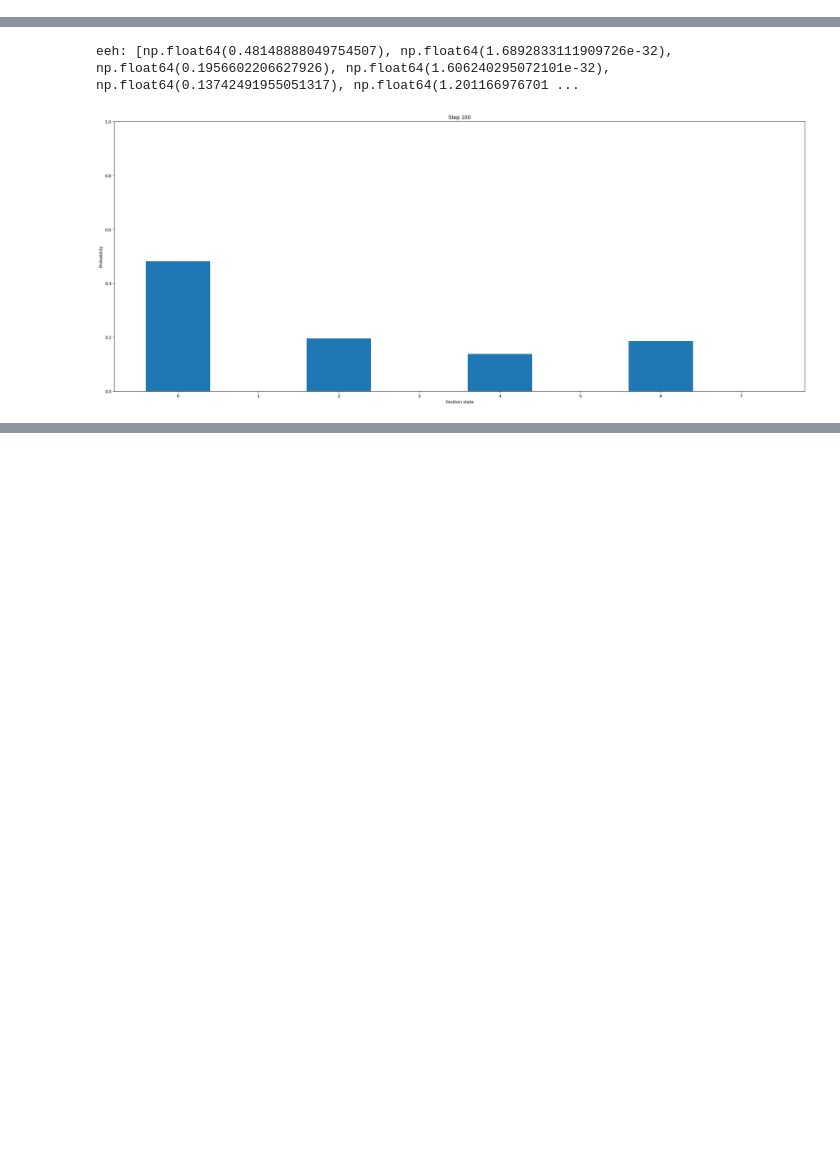
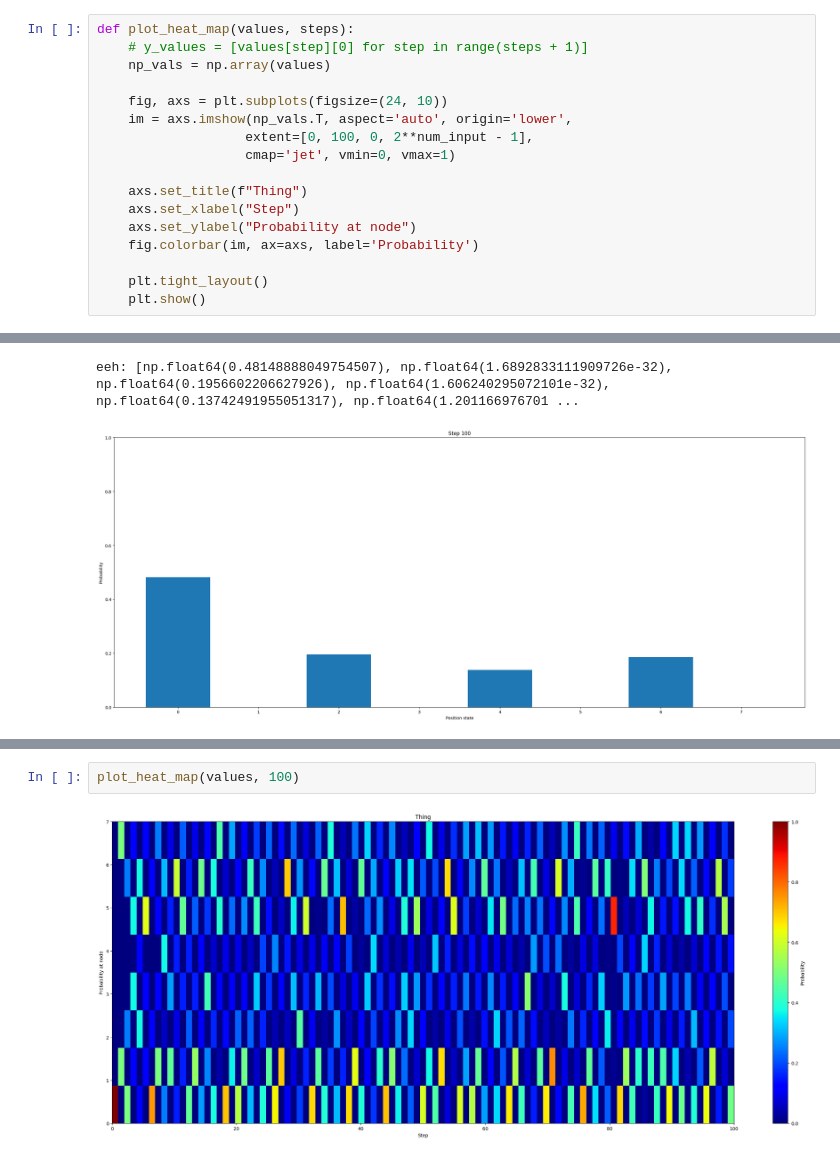
Before and after one commit to Toshihide-Sakao/DA150X-Qauntum-Szegedy-Walk, a Jupyter notebook: qiskit-saker/quantum_szegedy.ipynb, the cells around one changed output, grey strips where cells are left out. Saved outputs shown, nothing was run; the diff lists cells and outputs as text; blank space fills up the shorter version.

```diff
--- a/qiskit-saker/quantum_szegedy.ipynb
+++ b/qiskit-saker/quantum_szegedy.ipynb
@@ -194,3 +210,20 @@ def plot_step(values, step):
+# %%
+def plot_heat_map(values, steps):
+    # y_values = [values[step][0] for step in range(steps + 1)]
+    np_vals = np.array(values)
+
+    fig, axs = plt.subplots(figsize=(24, 10))
+    im = axs.imshow(np_vals.T, aspect='auto', origin='lower',
+                   extent=[0, 100, 0, 2**num_input - 1],
+                   cmap='jet', vmin=0, vmax=1)
+
+    axs.set_title(f"Thing")
+    axs.set_xlabel("Step")
+    axs.set_ylabel("Probability at node")
+    fig.colorbar(im, ax=axs, label='Probability')
+
+    plt.tight_layout()
+    plt.show()
 # %%
 values = calculate_values(num_input, 100)
 # %% [output]
@@ -207,0 +245,4 @@ eeh: [np.float64(0.48148888049754507), np.float64(1.6892833111909726e-32), np.fl
+# %%
+plot_heat_map(values, 100)
+# %% [output]
+[figure, added]
```
Also changed, not shown: parts of 3 cells of this notebook.
